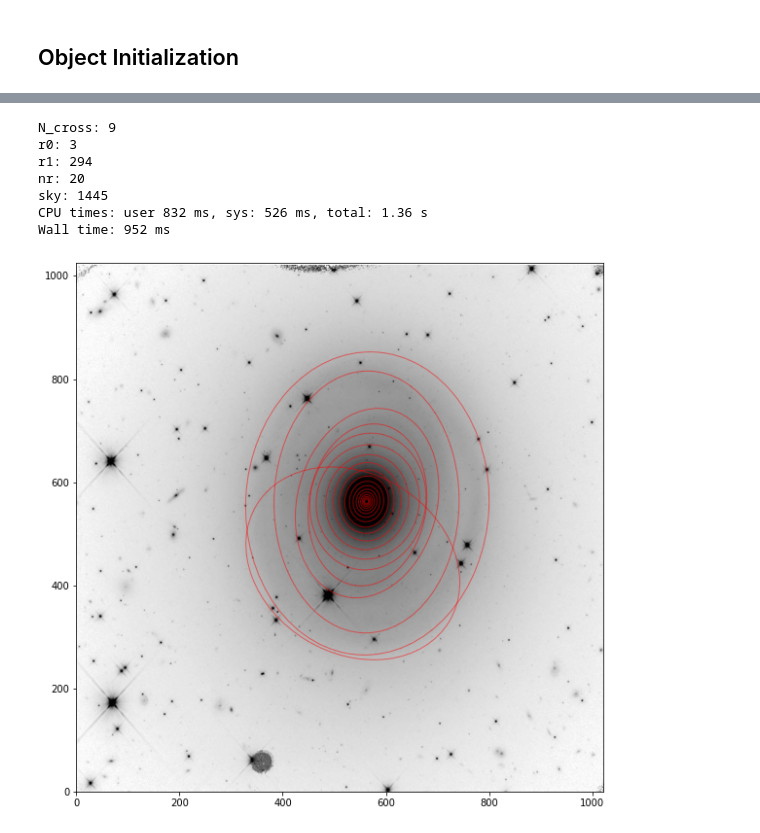
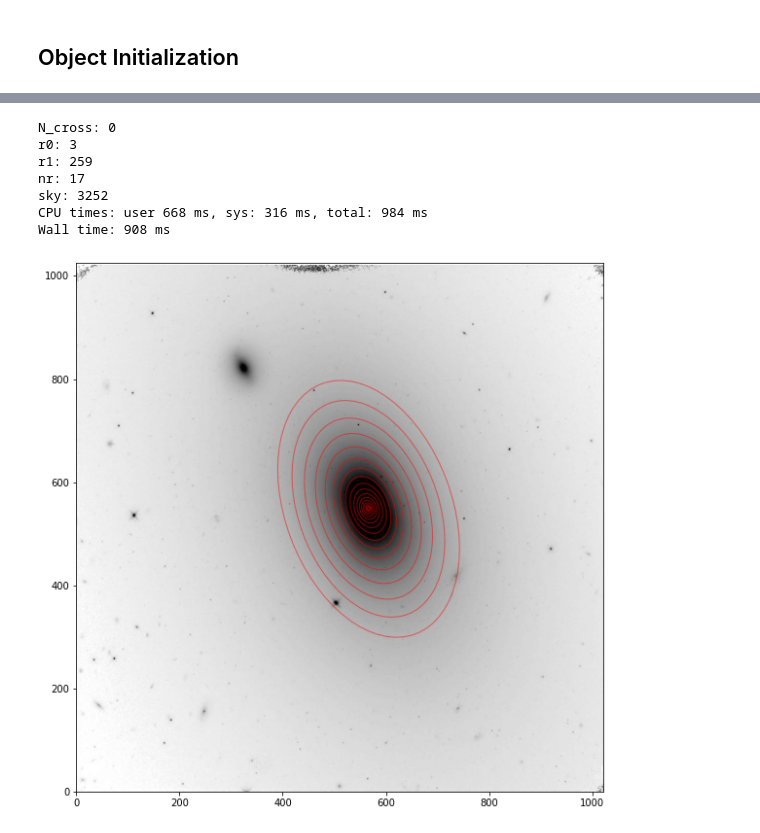
Before and after one commit to ekourkchi/old-SBF, a Jupyter notebook: Develop_singleObject.ipynb, the cells around one changed output, grey strips where cells are left out. Cells and saved outputs as stored; diff of their text form; code cells hidden in the pictures.

```diff
--- a/Develop_singleObject.ipynb
+++ b/Develop_singleObject.ipynb
@@ -37,14 +37,15 @@ from sbfTools import *
 
 # obj = ellOBJ("n7265", outFolder="Outputs_n7265", inFolder='/media/Data/Home/PanStarrs/Jan/HI/augment/SBF/wfc3-16262')
 
+# bright nearby object
 # obj = ellOBJ("n3268", outFolder="Outputs_n3268", inFolder='/media/Data/Home/PanStarrs/Jan/HI/augment/SBF/wfc3-16262')
 
 
 ### Spiral arms, reject
-obj = ellOBJ("n6688", outFolder="Outputs_n6688", inFolder='/media/Data/Home/PanStarrs/Jan/HI/augment/SBF/wfc3-16262')
+# obj = ellOBJ("n6688", outFolder="Outputs_n6688", inFolder='/media/Data/Home/PanStarrs/Jan/HI/augment/SBF/wfc3-16262')
 
 ## nuclear dust + companion
-# obj = ellOBJ("n4825", outFolder="Outputs_n4825", inFolder='/media/Data/Home/PanStarrs/Jan/HI/augment/SBF/wfc3-16262')
+obj = ellOBJ("n4825", outFolder="Outputs_n4825", inFolder='/media/Data/Home/PanStarrs/Jan/HI/augment/SBF/wfc3-16262')
 # %%
 obj.sky_med, obj.x0, obj.y0
 # %% [output]
@@ -58,0 +70,6 @@ Back Stdev: 107.68
+# %%
+im, mask = obj.naive_Sextract(minArea=100, thresh=1.5, mask=0)
+## plot_2darray(mask)
+obj.addMasks(maskList=[0], mask=1)
+im, h = obj.maskOpen(mask=1)
+plt.imshow(im)
@@ -59,33 +79,33 @@ Back Stdev: 107.68
 # %%
 %%time
 
 r0 = 3              # pixel
-c_kron = 3       # Kron radius factor
+c_kron = 2      # Kron radius factor
 k = 15
 sky_factor = 0.9    # always less than one
 
-r1 = int(c_kron*np.sqrt(obj.a*obj.b))
+r1 = obj.outerR(c_kron)
 nr = int(np.round(r1/k))
 sky = int(sky_factor*obj.sky_med)
 
-msg = obj.elliprof(r0, r1, nr=nr, sky=sky, niter=10, options="")
+msg = obj.elliprof(r0, r1, nr=nr, sky=sky, niter=10, options="", mask=1)
 
 n_cross = Xellipses(obj.list_ellipses(model=0))
 
 ax = obj.tv(options="sqrt")
 ax = obj.plot_ellipse(model=0, ax=ax, alpha=0.5, linewidth=1, edgecolor='r', facecolor='none')
 
 print("N_cross: %d"%n_cross)
 print("r0: %d"%r0)
 print("r1: %d"%r1)
 print("nr: %d"%nr)
 print("sky: %d"%sky)
 # %% [output]
-N_cross: 9
+N_cross: 0
 r0: 3
-r1: 294
-nr: 20
-sky: 1445
-CPU times: user 832 ms, sys: 526 ms, total: 1.36 s
-Wall time: 952 ms
+r1: 259
+nr: 17
+sky: 3252
+CPU times: user 668 ms, sys: 316 ms, total: 984 ms
+Wall time: 908 ms
-[figure, old version]
+[figure, new version]
```
Also changed, not shown: parts of 22 cells of this notebook, 1 other file.
